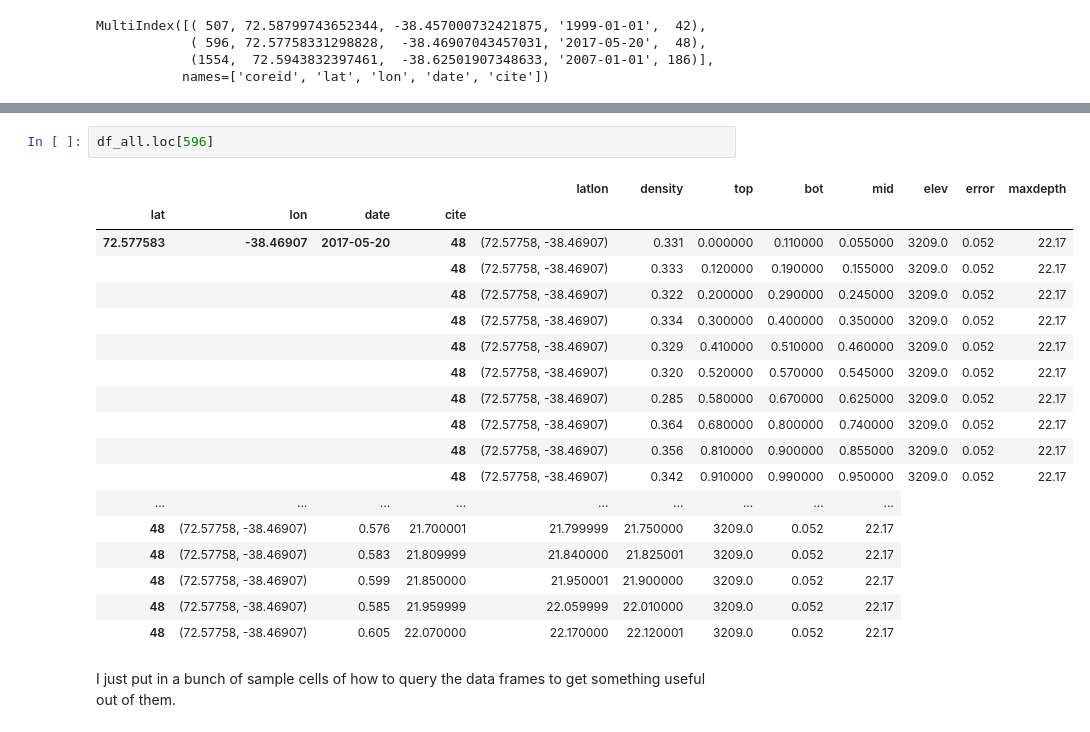
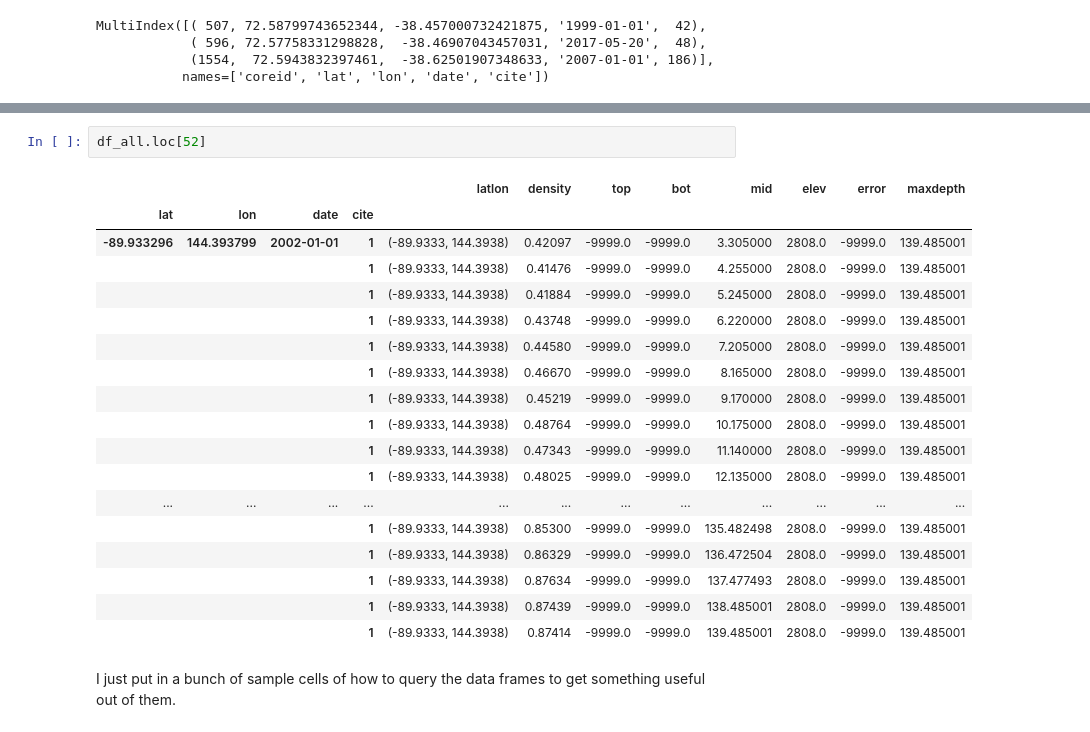
Before and after one commit to maximusjstevens/SumUpTools, a Jupyter notebook: SumUpTools.ipynb, the cells around one changed output, grey strips where cells are left out. Drawn from its saved outputs; the diff is of its cells as text.

```diff
--- a/SumUpTools.ipynb
+++ b/SumUpTools.ipynb
@@ -55,24 +143,24 @@ MultiIndex([( 507, 72.58799743652344, -38.457000732421875, '1999-01-01',  42),
 # %%
-df_all.loc[596]
+df_all.loc[52]
 # %% [output]
 |  |  |  |  | latlon | density | top | bot | mid | elev | error | maxdepth |
 | lat | lon | date | cite |  |  |  |  |  |  |  |  |
-| 72.577583 | -38.46907 | 2017-05-20 | 48 | (72.57758, -38.46907) | 0.331 | 0.000000 | 0.110000 | 0.055000 | 3209.0 | 0.052 | 22.17 |
-|  |  |  | 48 | (72.57758, -38.46907) | 0.333 | 0.120000 | 0.190000 | 0.155000 | 3209.0 | 0.052 | 22.17 |
-|  |  |  | 48 | (72.57758, -38.46907) | 0.322 | 0.200000 | 0.290000 | 0.245000 | 3209.0 | 0.052 | 22.17 |
-|  |  |  | 48 | (72.57758, -38.46907) | 0.334 | 0.300000 | 0.400000 | 0.350000 | 3209.0 | 0.052 | 22.17 |
-|  |  |  | 48 | (72.57758, -38.46907) | 0.329 | 0.410000 | 0.510000 | 0.460000 | 3209.0 | 0.052 | 22.17 |
-|  |  |  | 48 | (72.57758, -38.46907) | 0.320 | 0.520000 | 0.570000 | 0.545000 | 3209.0 | 0.052 | 22.17 |
-|  |  |  | 48 | (72.57758, -38.46907) | 0.285 | 0.580000 | 0.670000 | 0.625000 | 3209.0 | 0.052 | 22.17 |
-|  |  |  | 48 | (72.57758, -38.46907) | 0.364 | 0.680000 | 0.800000 | 0.740000 | 3209.0 | 0.052 | 22.17 |
-|  |  |  | 48 | (72.57758, -38.46907) | 0.356 | 0.810000 | 0.900000 | 0.855000 | 3209.0 | 0.052 | 22.17 |
-|  |  |  | 48 | (72.57758, -38.46907) | 0.342 | 0.910000 | 0.990000 | 0.950000 | 3209.0 | 0.052 | 22.17 |
-| ... | ... | ... | ... | ... | ... | ... | ... | ... |
-| 48 | (72.57758, -38.46907) | 0.576 | 21.700001 | 21.799999 | 21.750000 | 3209.0 | 0.052 | 22.17 |
-| 48 | (72.57758, -38.46907) | 0.583 | 21.809999 | 21.840000 | 21.825001 | 3209.0 | 0.052 | 22.17 |
-| 48 | (72.57758, -38.46907) | 0.599 | 21.850000 | 21.950001 | 21.900000 | 3209.0 | 0.052 | 22.17 |
-| 48 | (72.57758, -38.46907) | 0.585 | 21.959999 | 22.059999 | 22.010000 | 3209.0 | 0.052 | 22.17 |
-| 48 | (72.57758, -38.46907) | 0.605 | 22.070000 | 22.170000 | 22.120001 | 3209.0 | 0.052 | 22.17 |
+| -89.933296 | 144.393799 | 2002-01-01 | 1 | (-89.9333, 144.3938) | 0.42097 | -9999.0 | -9999.0 | 3.305000 | 2808.0 | -9999.0 | 139.485001 |
+|  |  |  | 1 | (-89.9333, 144.3938) | 0.41476 | -9999.0 | -9999.0 | 4.255000 | 2808.0 | -9999.0 | 139.485001 |
+|  |  |  | 1 | (-89.9333, 144.3938) | 0.41884 | -9999.0 | -9999.0 | 5.245000 | 2808.0 | -9999.0 | 139.485001 |
+|  |  |  | 1 | (-89.9333, 144.3938) | 0.43748 | -9999.0 | -9999.0 | 6.220000 | 2808.0 | -9999.0 | 139.485001 |
+|  |  |  | 1 | (-89.9333, 144.3938) | 0.44580 | -9999.0 | -9999.0 | 7.205000 | 2808.0 | -9999.0 | 139.485001 |
+|  |  |  | 1 | (-89.9333, 144.3938) | 0.46670 | -9999.0 | -9999.0 | 8.165000 | 2808.0 | -9999.0 | 139.485001 |
+|  |  |  | 1 | (-89.9333, 144.3938) | 0.45219 | -9999.0 | -9999.0 | 9.170000 | 2808.0 | -9999.0 | 139.485001 |
+|  |  |  | 1 | (-89.9333, 144.3938) | 0.48764 | -9999.0 | -9999.0 | 10.175000 | 2808.0 | -9999.0 | 139.485001 |
+|  |  |  | 1 | (-89.9333, 144.3938) | 0.47343 | -9999.0 | -9999.0 | 11.140000 | 2808.0 | -9999.0 | 139.485001 |
+|  |  |  | 1 | (-89.9333, 144.3938) | 0.48025 | -9999.0 | -9999.0 | 12.135000 | 2808.0 | -9999.0 | 139.485001 |
+| ... | ... | ... | ... | ... | ... | ... | ... | ... | ... | ... | ... |
+|  |  |  | 1 | (-89.9333, 144.3938) | 0.85300 | -9999.0 | -9999.0 | 135.482498 | 2808.0 | -9999.0 | 139.485001 |
+|  |  |  | 1 | (-89.9333, 144.3938) | 0.86329 | -9999.0 | -9999.0 | 136.472504 | 2808.0 | -9999.0 | 139.485001 |
+|  |  |  | 1 | (-89.9333, 144.3938) | 0.87634 | -9999.0 | -9999.0 | 137.477493 | 2808.0 | -9999.0 | 139.485001 |
+|  |  |  | 1 | (-89.9333, 144.3938) | 0.87439 | -9999.0 | -9999.0 | 138.485001 | 2808.0 | -9999.0 | 139.485001 |
+|  |  |  | 1 | (-89.9333, 144.3938) | 0.87414 | -9999.0 | -9999.0 | 139.485001 | 2808.0 | -9999.0 | 139.485001 |
 # %% [markdown]
 I just put in a bunch of sample cells of how to query the data frames to get something useful out of them.
 # %%
```
Also changed, not shown: parts of 7 cells of this notebook, 1 other file.
